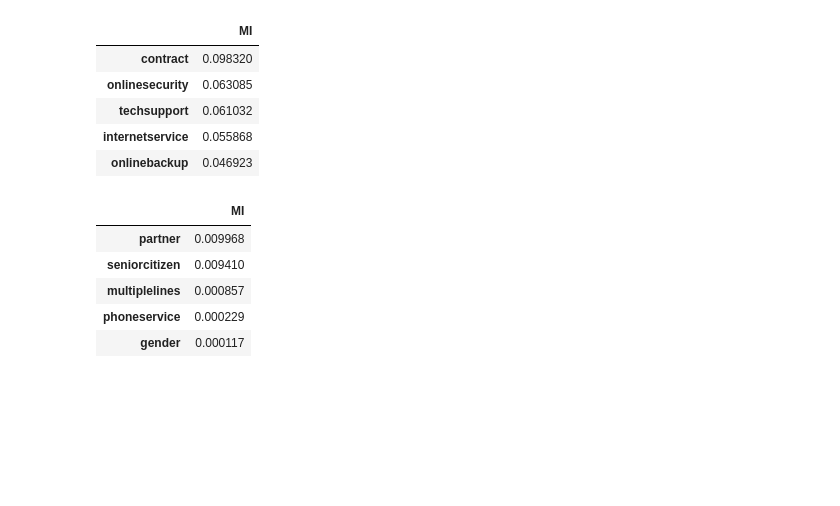
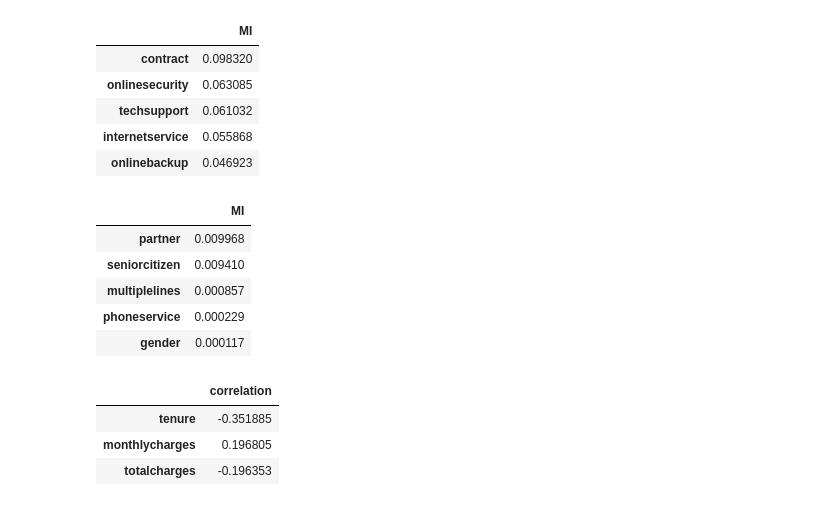
Before and after one commit to Anandaganesh/machine-learning-zoomcamp-homework, a Jupyter notebook: 03-classification/churn-prediction.ipynb, the cells around one changed output. Cells and saved outputs as stored; diff of their text form; code cells hidden in the pictures; blank space fills up the shorter version.

```diff
--- a/03-classification/churn-prediction.ipynb
+++ b/03-classification/churn-prediction.ipynb
@@ -365,3 +308,10 @@ display(df_mi.tail())
 | gender | 0.000117 |
 # %%
 ###3.7 Feature importance - Numerical
+# %%
+df_train_full[numerical].corrwith(df_train_full.churn).to_frame('correlation')
+# %% [output]
+|  | correlation |
+| tenure | -0.351885 |
+| monthlycharges | 0.196805 |
+| totalcharges | -0.196353 |
```
Also changed, not shown: parts of 4 cells of this notebook.
